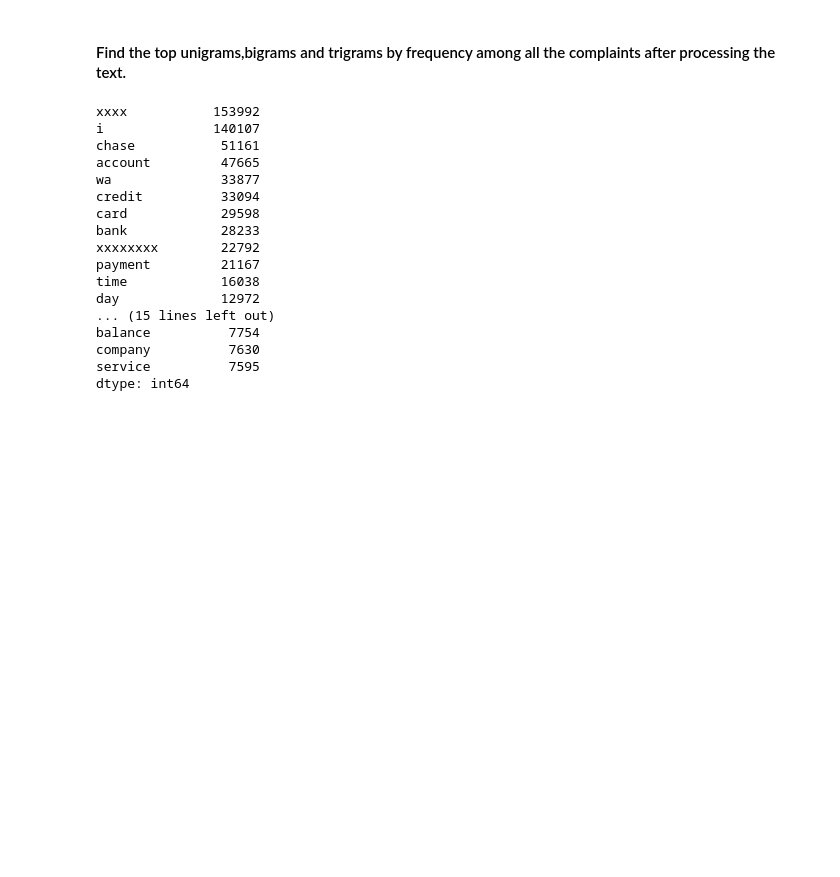
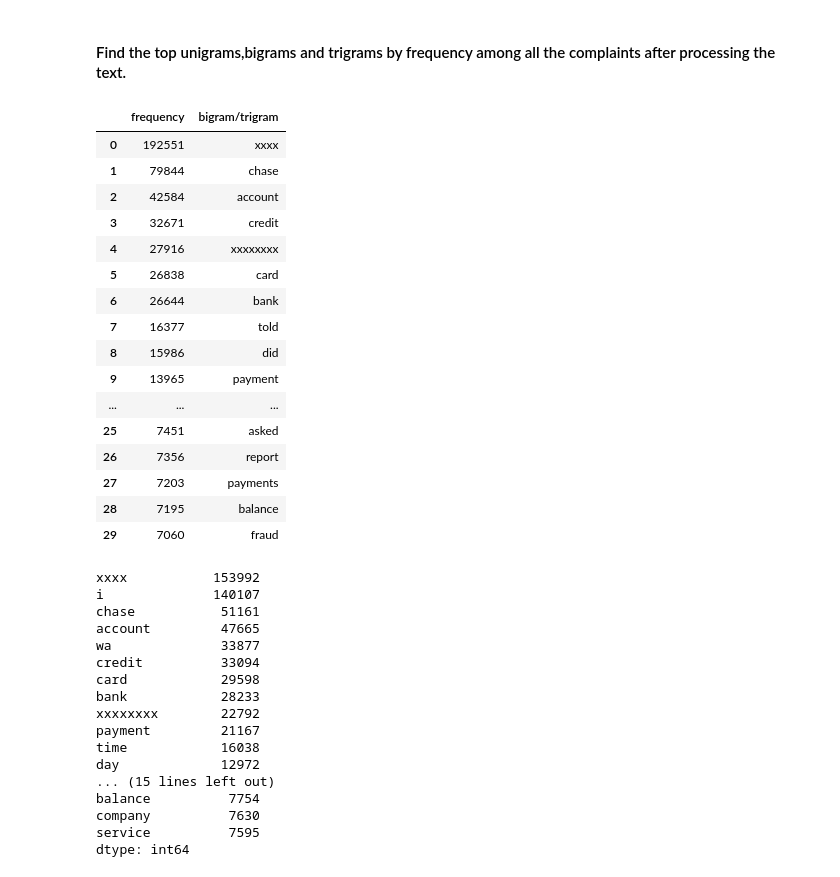
Before and after one commit to hargurjeet/NLP_Automatic_Ticket_Classification, a Jupyter notebook: Automatic_Ticket_Classification_Assignment.ipynb, the cells around one changed output. Drawn from its saved outputs; the diff is of its cells as text; code cells hidden in the pictures; blank space fills up the shorter version.

```diff
--- a/Automatic_Ticket_Classification_Assignment.ipynb
+++ b/Automatic_Ticket_Classification_Assignment.ipynb
@@ -387,7 +387,7 @@ df_clean['Complaint_clean'] = df_clean['complaint_POS_removed'].str.replace('-PR
 # %%
 
 # Create a CountVectorizer instance to count the unigram frequencies
-vectorizer = CountVectorizer(ngram_range=(1, 1))
+vectorizer = CountVectorizer( stop_words='english', ngram_range=(1, 1))
 
 # Fit the vectorizer on the cleaned complaints column
 vectorizer.fit(df_clean['complaint_what_happened'])
@@ -395,23 +395,52 @@ vectorizer.fit(df_clean['complaint_what_happened'])
 # Get the unigram vocabulary and corresponding frequencies
 dtm = vectorizer.transform(df_clean['complaint_what_happened'])
 
-# Get the unigram vocabulary from the vectorizer
-unigram_vocab = vectorizer.get_feature_names()
+# count frequency of ngrams
+count_values = dtm.toarray().sum(axis=0)
+# list of ngrams
+vocab = vectorizer.vocabulary_
+df_ngram = pd.DataFrame(sorted([(count_values[i],k) for k,i in vocab.items()], reverse=True)
+            ).rename(columns={0: 'frequency', 1:'bigram/trigram'})
 
-# Calculate the unigram frequencies
-unigram_freq = dtm.sum(axis=0).tolist()[0]
 
-# Create a dataframe to store the unigram frequencies
-df_unigram_freq = pd.DataFrame({'Unigram': unigram_vocab, 'Frequency': unigram_freq})
 
-# Sort the dataframe by frequency in descending order
-df_unigram_freq = df_unigram_freq.sort_values(by='Frequency', ascending=False)
+# # Get the unigram vocabulary from the vectorizer
+# unigram_vocab = vectorizer.get_feature_names()
 
-# Select the top 30 unigrams
-top_30_unigrams = df_unigram_freq.head(30)
+# # Calculate the unigram frequencies
+# unigram_freq = dtm.sum(axis=0).tolist()[0]
 
-# Print the top 30 unigrams with their frequencies
-top_30_unigrams
+# # Create a dataframe to store the unigram frequencies
+# df_unigram_freq = pd.DataFrame({'Unigram': unigram_vocab, 'Frequency': unigram_freq})
+
+# # Sort the dataframe by frequency in descending order
+# df_unigram_freq = df_unigram_freq.sort_values(by='Frequency', ascending=False)
+
+# # Select the top 30 unigrams
+# top_30_unigrams = df_unigram_freq.head(30)
+
+# # Print the top 30 unigrams with their frequencies
+# top_30_unigrams
+# %%
+df_ngram[:30]
+# %% [output]
+|  | frequency | bigram/trigram |
+| 0 | 192551 | xxxx |
+| 1 | 79844 | chase |
+| 2 | 42584 | account |
+| 3 | 32671 | credit |
+| 4 | 27916 | xxxxxxxx |
+| 5 | 26838 | card |
+| 6 | 26644 | bank |
+| 7 | 16377 | told |
+| 8 | 15986 | did |
+| 9 | 13965 | payment |
+| ... | ... | ... |
+| 25 | 7451 | asked |
+| 26 | 7356 | report |
+| 27 | 7203 | payments |
+| 28 | 7195 | balance |
+| 29 | 7060 | fraud |
 # %%
 #Write your code here to find the top 30 unigram frequency among the complaints in the cleaned datafram(df_clean).
 
```
